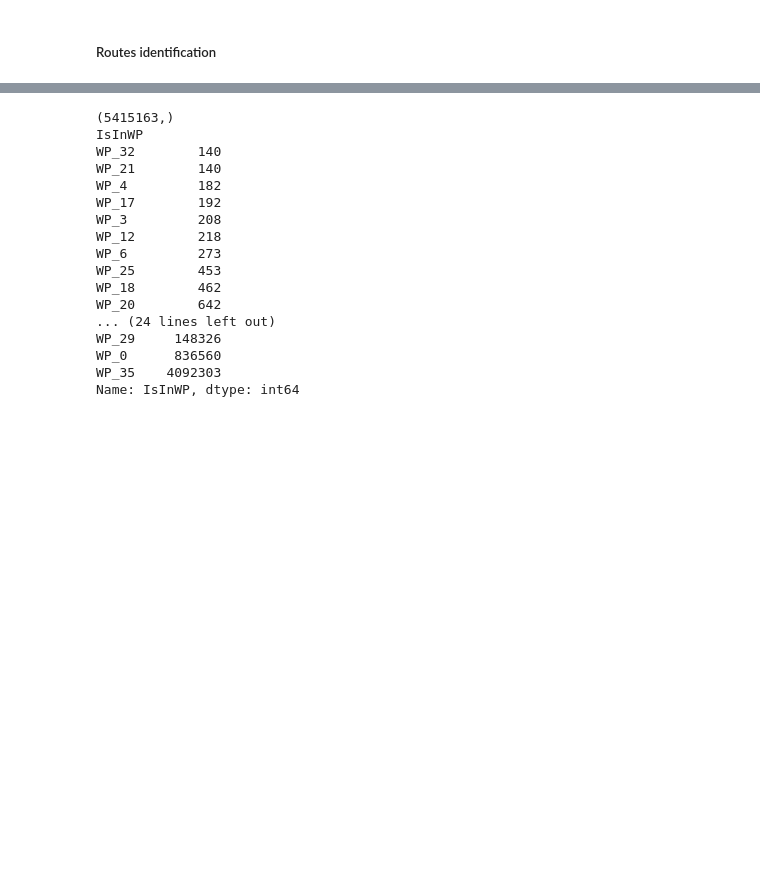
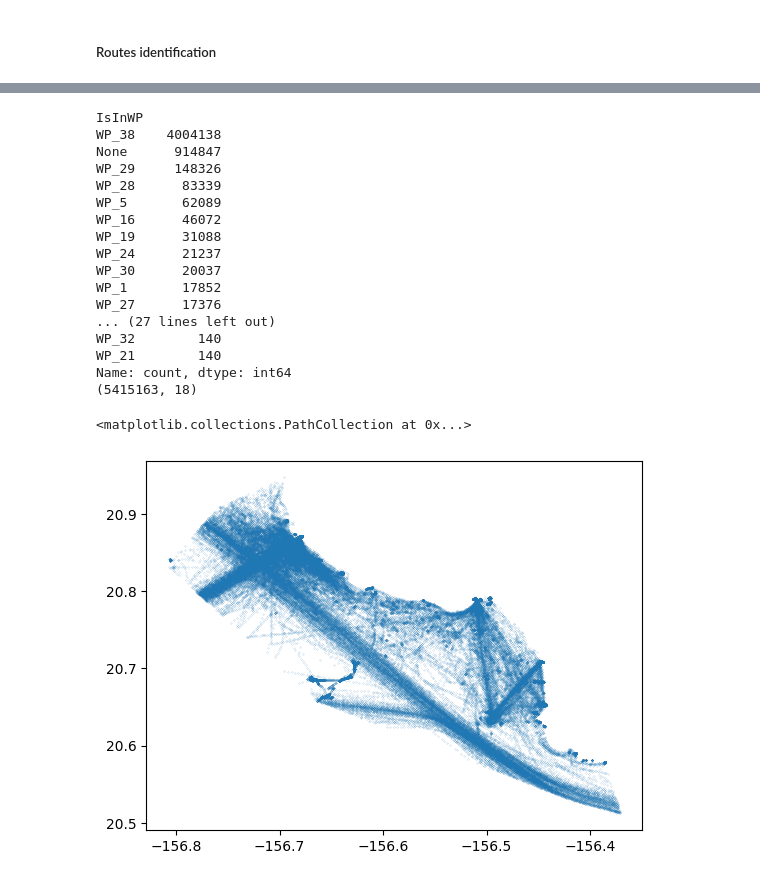
Before and after one commit to Accazeta/AIS_data_analysis, a Jupyter notebook: src/TREAD.ipynb, the cells around one changed output, grey strips where cells are left out. Drawn from its saved outputs; the diff is of its cells as text; code cells hidden in the pictures; blank space fills up the shorter version.

```diff
--- a/src/TREAD.ipynb
+++ b/src/TREAD.ipynb
@@ -714,24 +714,30 @@ print(concatDF)
 
 [5415163 rows x 18 columns]
-# %%
-print(all_false_rows.shape)
-
-print(concatDF.groupby(by='IsInWP')['IsInWP'].count().sort_values())
-# %% [output]
-(5415163,)
-IsInWP
-WP_32        140
-WP_21        140
-WP_4         182
-WP_17        192
-WP_3         208
-WP_12        218
-WP_6         273
-WP_25        453
-WP_18        462
-WP_20        642
-... (24 lines left out)
-WP_29     148326
-WP_0      836560
-WP_35    4092303
-Name: IsInWP, dtype: int64
+# %%
+#print(all_false_rows)
+value_counts = concatDF['IsInWP'].value_counts(dropna=False)
+print(value_counts)
+print(concatDF.shape)
+
+testDF = concatDF[concatDF['IsInWP'] == 'WP_29']
+plt.scatter(testDF['LON'], testDF['LAT'], s=0.01)
+# %% [output]
+IsInWP
+WP_38    4004138
+None      914847
+WP_29     148326
+WP_28      83339
+WP_5       62089
+WP_16      46072
+WP_19      31088
+WP_24      21237
+WP_30      20037
+WP_1       17852
+WP_27      17376
+... (27 lines left out)
+WP_32        140
+WP_21        140
+Name: count, dtype: int64
+(5415163, 18)
+<matplotlib.collections.PathCollection at 0x...>
+[figure, added]
```
Also changed, not shown: parts of 4 cells of this notebook.
